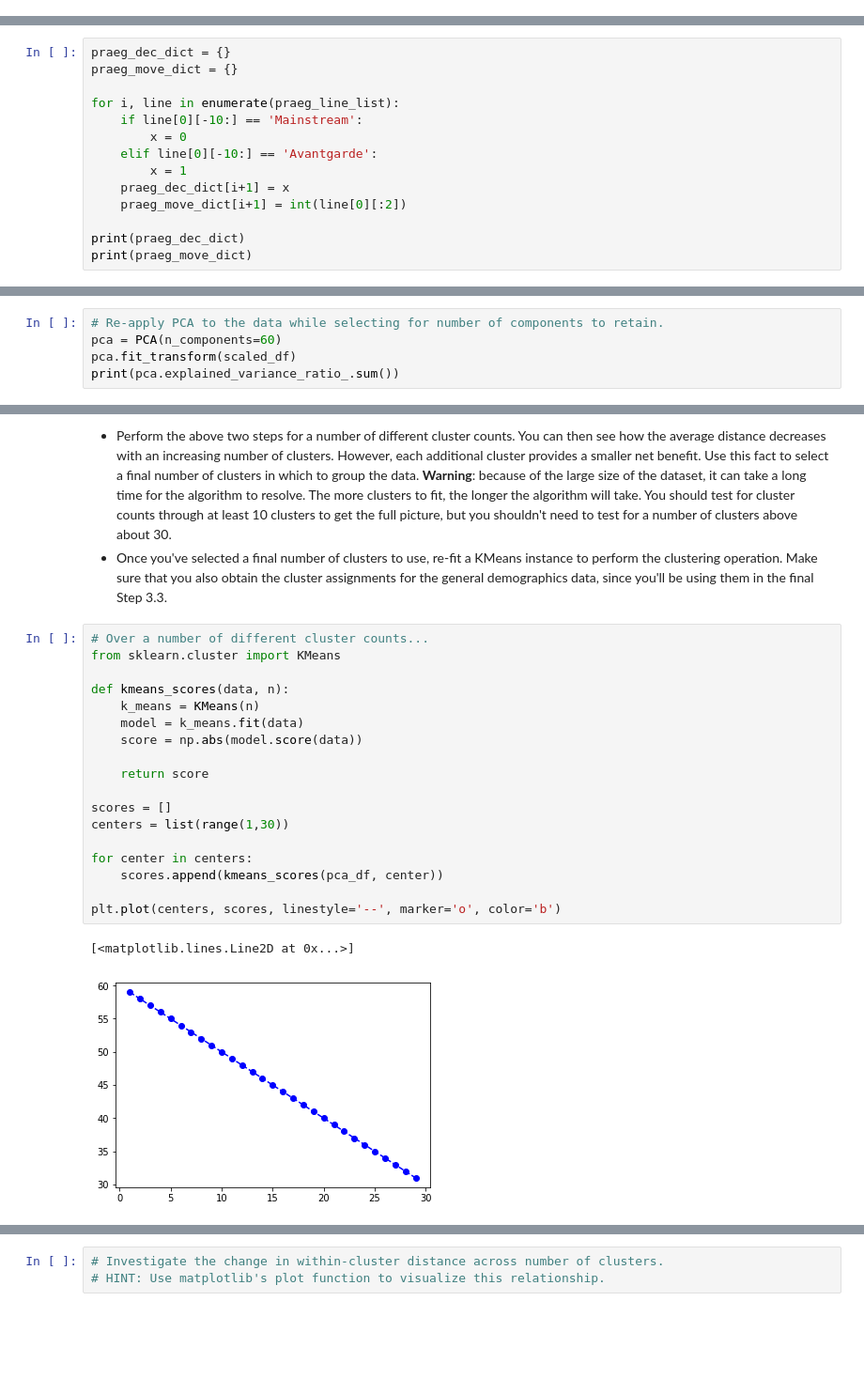
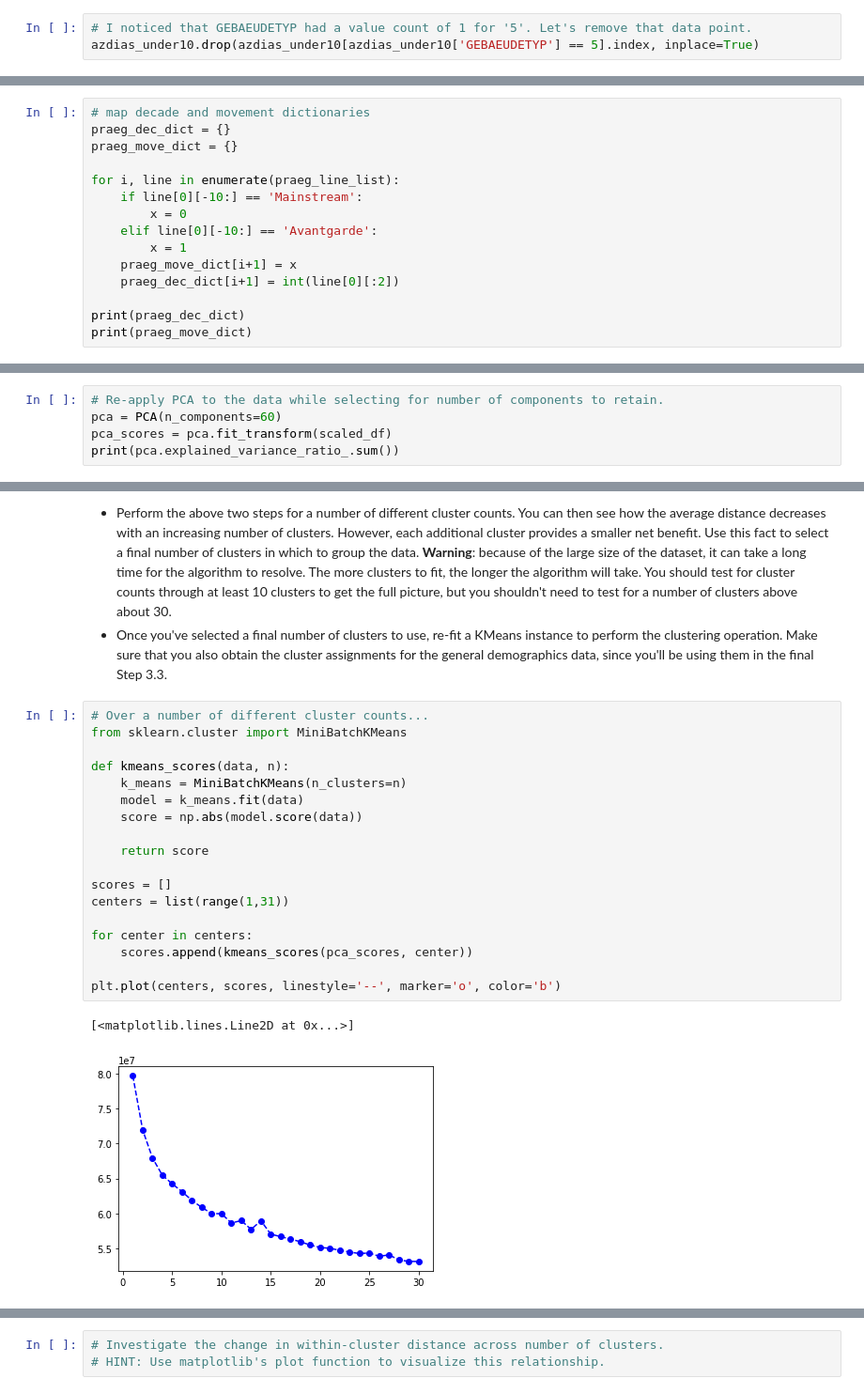
Before and after one commit to jfarrell8/Intro-to-ML-Udacity-NanoDegree-Program, a Jupyter notebook: Identify Customer Segments Project/Identify_Customer_Segments.ipynb, the cells around one changed output, grey strips where cells are left out. Shown: that part at 94% size. Drawn from its saved outputs; the diff is of its cells as text; blank space fills up the shorter version.

```diff
--- a/Identify Customer Segments Project/Identify_Customer_Segments.ipynb
+++ b/Identify Customer Segments Project/Identify_Customer_Segments.ipynb
@@ -504,3 +505,6 @@ See the caveats in the documentation: http://pandas.pydata.org/pandas-docs/stabl
  'ZABEOTYP',
  'GEBAEUDETYP',
  'CAMEO_DEUG_2015']
+# %%
+# I noticed that GEBAEUDETYP had a value count of 1 for '5'. Let's remove that data point.
+azdias_under10.drop(azdias_under10[azdias_under10['GEBAEUDETYP'] == 5].index, inplace=True)
@@ -593,6 +601,7 @@ praeg_line_list
  ['90s - digital media kids (Mainstream', ' E+W)\n'],
  ['90s - ecological awareness (Avantgarde', ' E+W)\n']]
 # %%
+# map decade and movement dictionaries
 praeg_dec_dict = {}
 praeg_move_dict = {}
 
@@ -601,8 +610,8 @@ for i, line in enumerate(praeg_line_list):
         x = 0
     elif line[0][-10:] == 'Avantgarde':
         x = 1
-    praeg_dec_dict[i+1] = x
-    praeg_move_dict[i+1] = int(line[0][:2])
+    praeg_move_dict[i+1] = x
+    praeg_dec_dict[i+1] = int(line[0][:2])
 
 print(praeg_dec_dict)
 print(praeg_move_dict)
@@ -1029,6 +1066,6 @@ pca.explained_variance_ratio_[:60].sum()
 # %%
 # Re-apply PCA to the data while selecting for number of components to retain.
 pca = PCA(n_components=60)
-pca.fit_transform(scaled_df)
+pca_scores = pca.fit_transform(scaled_df)
 print(pca.explained_variance_ratio_.sum())
 # %% [output]
@@ -1158,22 +1179,22 @@ You've assessed and cleaned the demographics data, then scaled and transformed t
 - Once you've selected a final number of clusters to use, re-fit a KMeans instance to perform the clustering operation. Make sure that you also obtain the cluster assignments for the general demographics data, since you'll be using them in the final Step 3.3.
 # %%
 # Over a number of different cluster counts...
-from sklearn.cluster import KMeans
+from sklearn.cluster import MiniBatchKMeans
 
 def kmeans_scores(data, n):
-    k_means = KMeans(n)
+    k_means = MiniBatchKMeans(n_clusters=n)
     model = k_means.fit(data)
     score = np.abs(model.score(data))
 
     return score
 
 scores = []
-centers = list(range(1,30))
+centers = list(range(1,31))
 
 for center in centers:
-    scores.append(kmeans_scores(pca_df, center))
+    scores.append(kmeans_scores(pca_scores, center))
 
 plt.plot(centers, scores, linestyle='--', marker='o', color='b')
 # %% [output]
 [<matplotlib.lines.Line2D at 0x...>]
-[figure, old version]
+[figure, new version]
```
Also changed, not shown: parts of 63 cells of this notebook, 1 other file.
